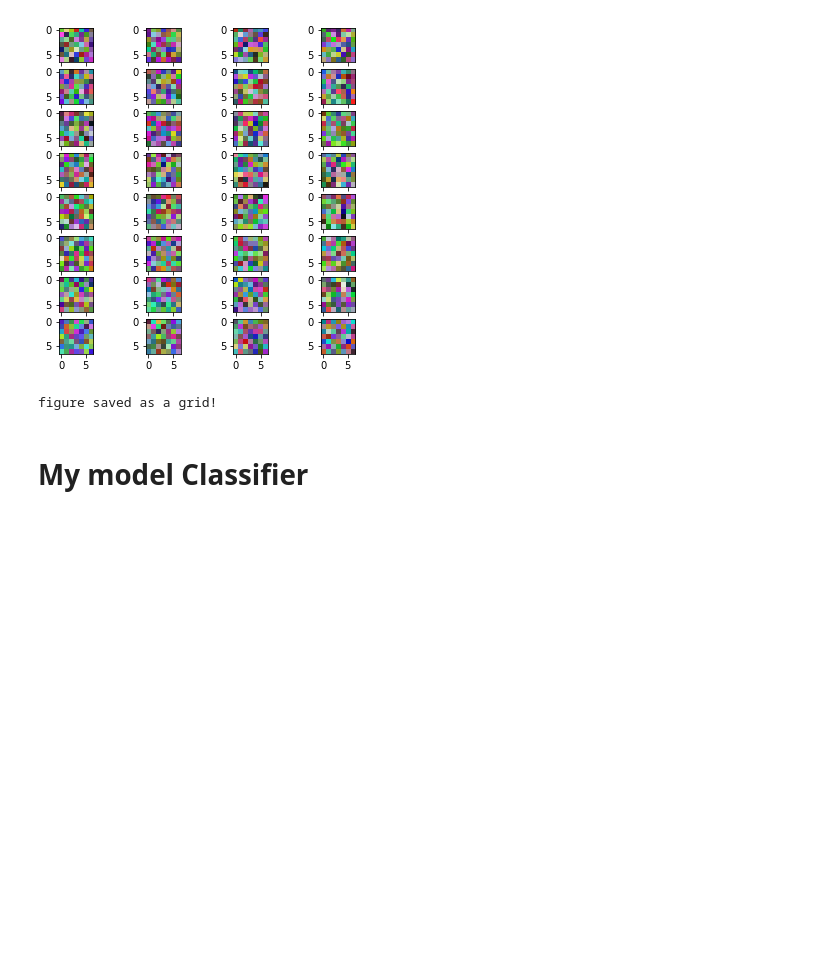
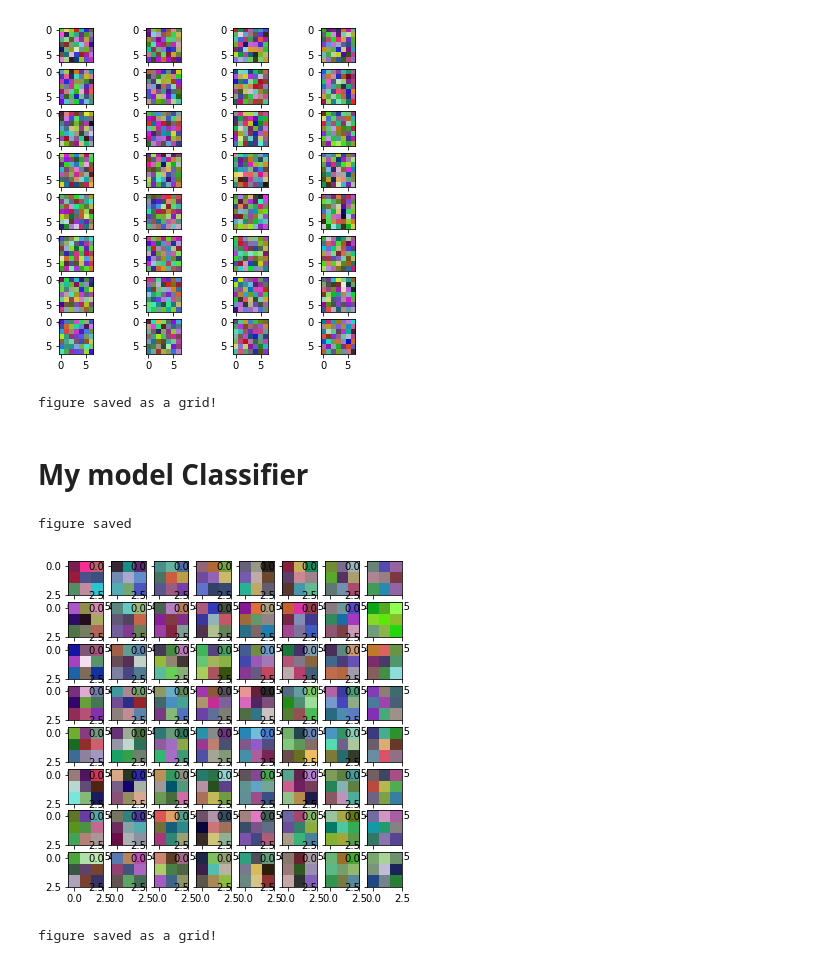
Before and after one commit to neilteng/CS7643-DeepLearning, a Jupyter notebook: Homework/HW1/2_pytorch/filter-viz.ipynb, the cells around one changed output. Cells and saved outputs as stored; diff of their text form; code cells hidden in the pictures; blank space fills up the shorter version.

```diff
--- a/Homework/HW1/2_pytorch/filter-viz.ipynb
+++ b/Homework/HW1/2_pytorch/filter-viz.ipynb
@@ -175,31 +175,34 @@ mymodel = torch.load('mymodel.pt')
 # %%
 # collect all the weights
 w = None
 #############################################################################
 # TODO: Extract the weight matrix (without bias) from softmax_model, convert
 # it to a numpy array with shape (10, 32, 32, 3), and assign this array to w.
 # The first dimension should be for channels, then height, width, and color.
 # This step depends on how you implemented models.softmax.Softmax.
 #############################################################################
 w=next(mymodel.parameters())
-w=w.data.numpy()
+w=w.data.cpu().numpy()
 w=np.transpose(w, (0, 2, 3, 1))
 #############################################################################
 #                             END OF YOUR CODE                              #
 #############################################################################
 # obtain min,max to normalize
 w_min, w_max = np.min(w), np.max(w)
 # classes
 classes = ['plane', 'car', 'bird', 'cat', 'deer', 'dog', 'frog', 'horse', 'ship', 'truck']
 # init figure
 fig = plt.figure(figsize=(6,6))
-for i in range(10):
+for i in range(64):
     wimg = 255.0*(w[i].squeeze() - w_min) / (w_max - w_min)
     # subplot is (2,5) as ten filters are to be visualized
-    fig.add_subplot(2,5,i+1).imshow(wimg.astype('uint8'))
+    fig.add_subplot(8,8,i+1).imshow(wimg.astype('uint8'))
 # save fig!
 fig.savefig('mymodel_filt.png')
 print('figure saved')
+# %% [output]
+figure saved
+[figure, added]
 # %%
 # vis_utils.py has helper code to view multiple filters in single image. Use this to visuzlize
 # neural network adn convnets.
@@ -209,3 +212,5 @@ from vis_utils import visualize_grid
 plt.imsave('mymodel_gridfilt.png',visualize_grid(w, padding=3).astype('uint8'))
 # padding is the space between images. Make sure that w is of shape: (N,H,W,C)
 print('figure saved as a grid!')
+# %% [output]
+figure saved as a grid!
```
Also changed, not shown: parts of 1 cell of this notebook, 18 other files.
